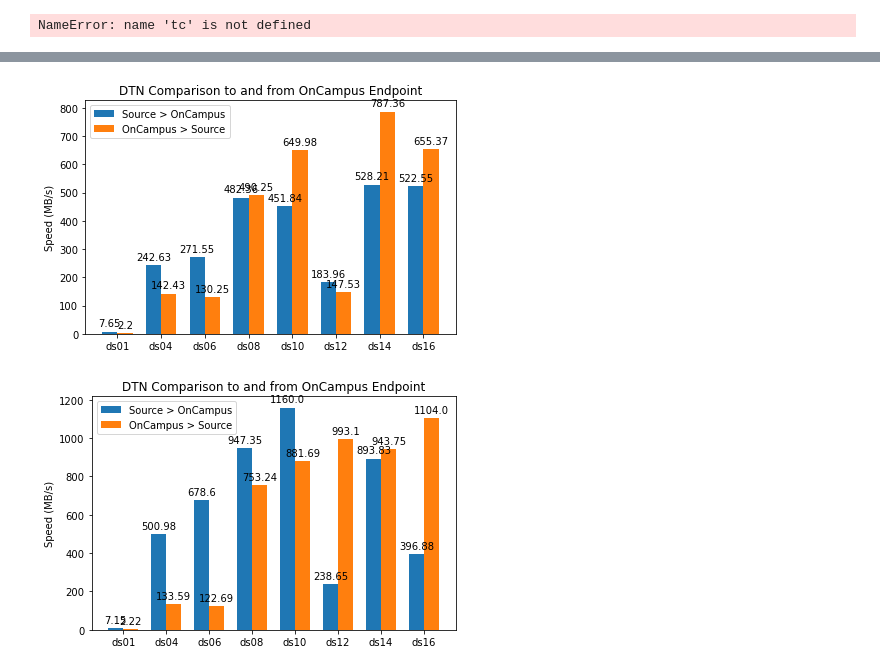
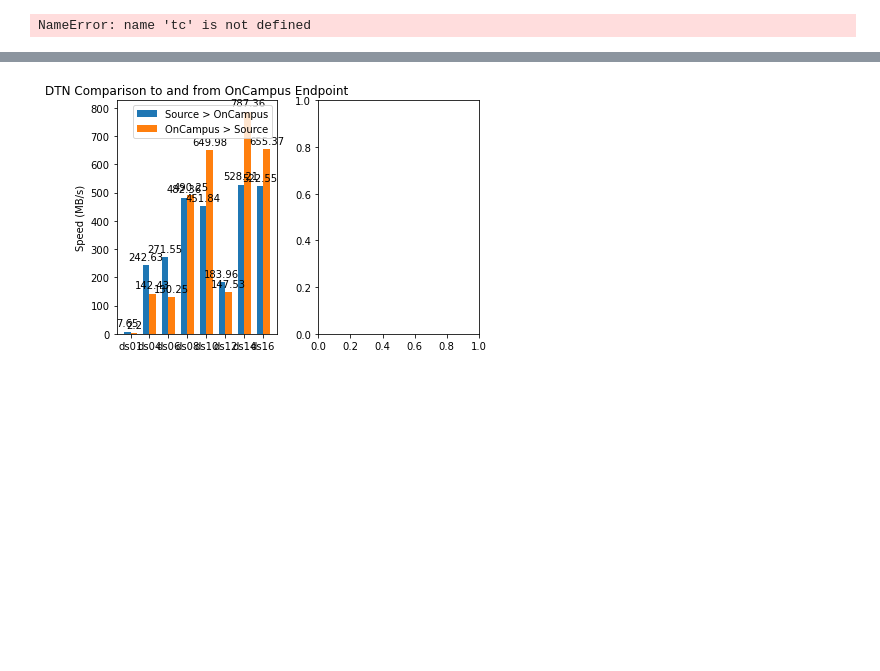
Before and after one commit to mmoo97/DTN_tests, a Jupyter notebook: DTN_notebook.ipynb, the cells around one changed output, grey strips where cells are left out. Saved outputs shown, nothing was run; the diff lists cells and outputs as text; code cells hidden in the pictures; blank space fills up the shorter version.

Commit message:
Display both graphs

```diff
--- a/DTN_notebook.ipynb
+++ b/DTN_notebook.ipynb
@@ -205,71 +157,43 @@ with open('test2.csv','r') as csvfile:
 # %%
 
 x = np.arange(len(ds_names))  # the label locations
 width = 0.35  # the width of the bars
 
-fig, ax = plt.subplots()
-rects1 = ax.bar(x - width/2, src_to_oncampy, width, label='Source > OnCampus')
-rects2 = ax.bar(x + width/2, oncampy_to_src, width, label='OnCampus > Source')
+fig, ax = plt.subplots(1, 2)
+rects1 = ax[0].bar(x - width/2, src_to_oncampy, width, label='Source > OnCampus')
+rects2 = ax[0].bar(x + width/2, oncampy_to_src, width, label='OnCampus > Source')
+
+rects3 = ax[1].bar(x - width/2, src_to_oncampy, width, label='Source > OnCampus')
+rects4 = ax[1].bar(x + width/2, oncampy_to_src, width, label='OnCampus > Source')
+
 
 # Add some text for labels, title and custom x-axis tick labels, etc.
-ax.set_ylabel('Speed (MB/s)')
-ax.set_title('DTN Comparison to and from OnCampus Endpoint')
-ax.set_xticks(x)
-ax.set_xticklabels(ds_names)
-ax.legend()
+ax[0].set_ylabel('Speed (MB/s)')
+ax[0].set_title('DTN Comparison to and from OnCampus Endpoint')
+ax[0].set_xticks(x)
+ax[0].set_xticklabels(ds_names)
+ax[0].legend()
 
 
-def autolabel(rects):
+def autolabel(rects, num):
     """Attach a text label above each bar in *rects*, displaying its height."""
     for rect in rects:
         height = rect.get_height()
-        ax.annotate('{}'.format(height),
+        ax[num].annotate('{}'.format(height),
                     xy=(rect.get_x() + rect.get_width() / 2, height),
                     xytext=(0, 3),  # 3 points vertical offset
                     textcoords="offset points",
                     ha='center', va='bottom')
 
 
-autolabel(rects1)
-autolabel(rects2)
+autolabel(rects1, 0)
+autolabel(rects2, 0)
+
+autolabel(rects1, 0)
+autolabel(rects2, 0)
 
 fig.tight_layout()
 
 plt.show()
-
-""" the code from this line down is for debugging """
-x = np.arange(len(ds_names))  # the label locations
-width = 0.35  # the width of the bars
-
-fig, ax = plt.subplots()
-rects1 = ax.bar(x - width/2, test_oncampy, width, label='Source > OnCampus')
-rects2 = ax.bar(x + width/2, oncampy_to_src_test, width, label='OnCampus > Source')
-
-# Add some text for labels, title and custom x-axis tick labels, etc.
-ax.set_ylabel('Speed (MB/s)')
-ax.set_title('DTN Comparison to and from OnCampus Endpoint')
-ax.set_xticks(x)
-ax.set_xticklabels(ds_names)
-ax.legend()
-
-
-def autolabel(rects):
-    """Attach a text label above each bar in *rects*, displaying its height."""
-    for rect in rects:
-        height = rect.get_height()
-        ax.annotate('{}'.format(height),
-                    xy=(rect.get_x() + rect.get_width() / 2, height),
-                    xytext=(0, 3),  # 3 points vertical offset
-                    textcoords="offset points",
-                    ha='center', va='bottom')
-
-
-autolabel(rects1)
-autolabel(rects2)
-
-fig.tight_layout()
-
-plt.show()
 # %% [output]
-[figure, old version]
+[figure, new version]
-[figure, removed]
```
Also changed, not shown: parts of 1 cell of this notebook.
